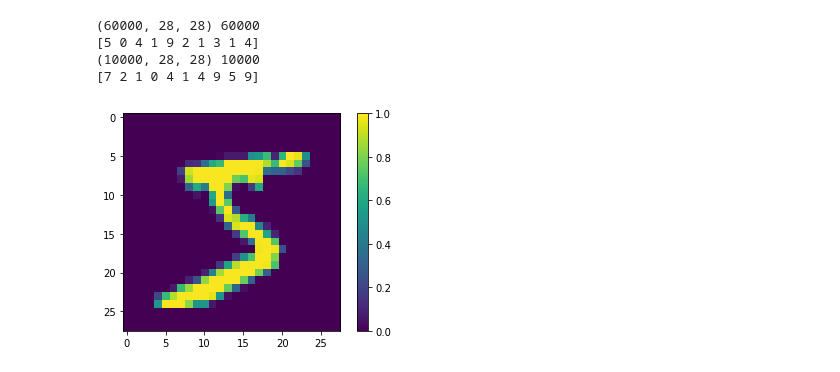
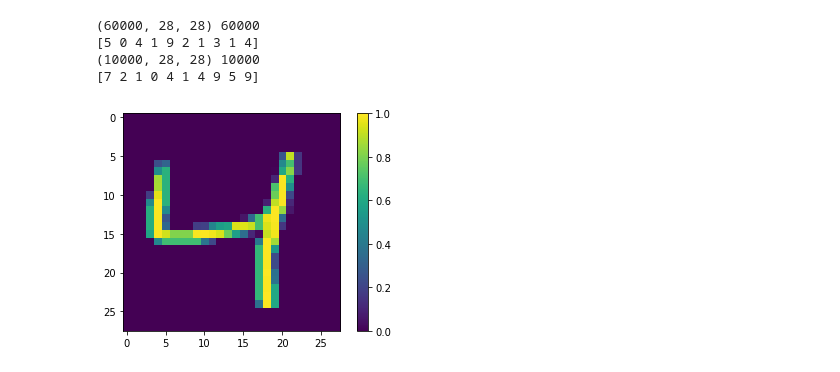
Before and after one commit to Yusheng0313/JNB_WS, a Jupyter notebook: tf2/tf_mnist.ipynb, the cells around one changed output. Saved outputs shown, nothing was run; the diff lists cells and outputs as text; code cells hidden in the pictures.

```diff
--- a/tf2/tf_mnist.ipynb
+++ b/tf2/tf_mnist.ipynb
@@ -66,9 +73,9 @@ print(y_test[0:10])
 # %%
 # 显示训练集的第一个 28X28 图片
 plt.figure()
-plt.imshow(x_train[0])
+plt.imshow(x_train[2])
 plt.colorbar()
 plt.grid(False)
 plt.show()
 # %% [output]
-[figure, old version]
+[figure, new version]
```
Also changed, not shown: parts of 2 cells of this notebook, 3 other files.
